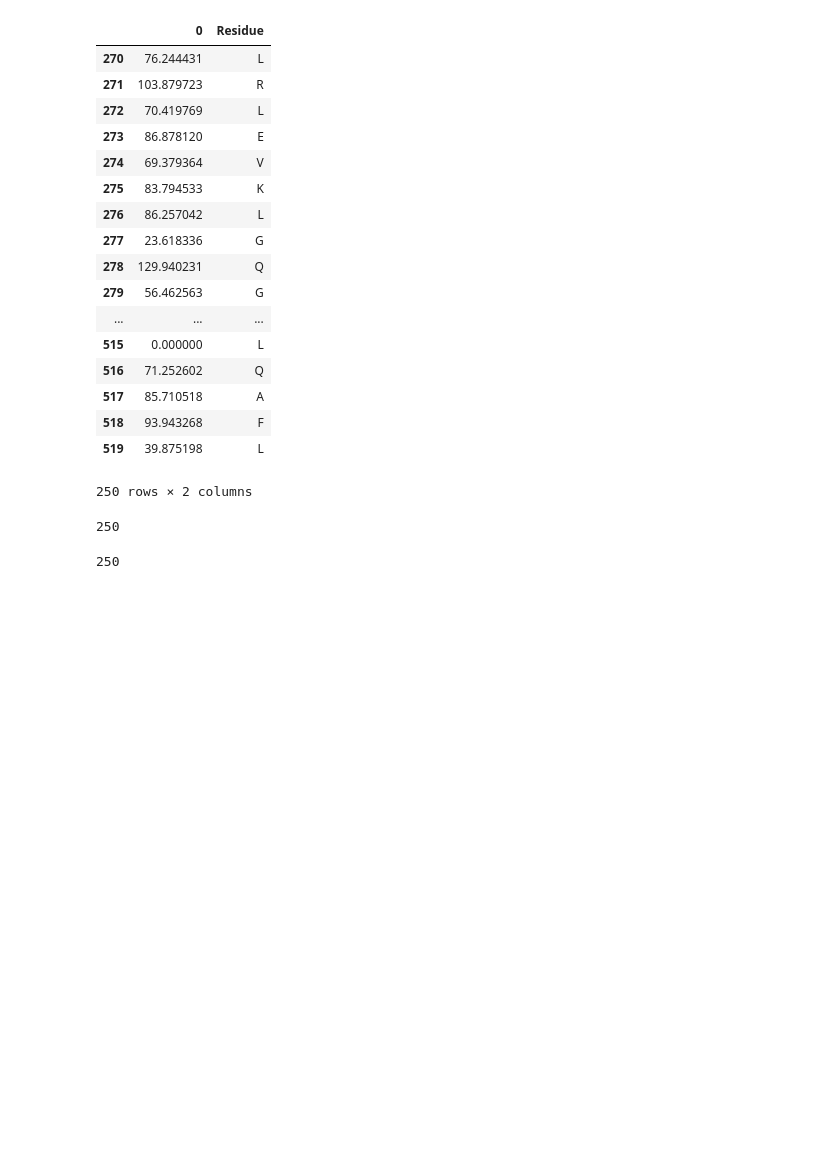
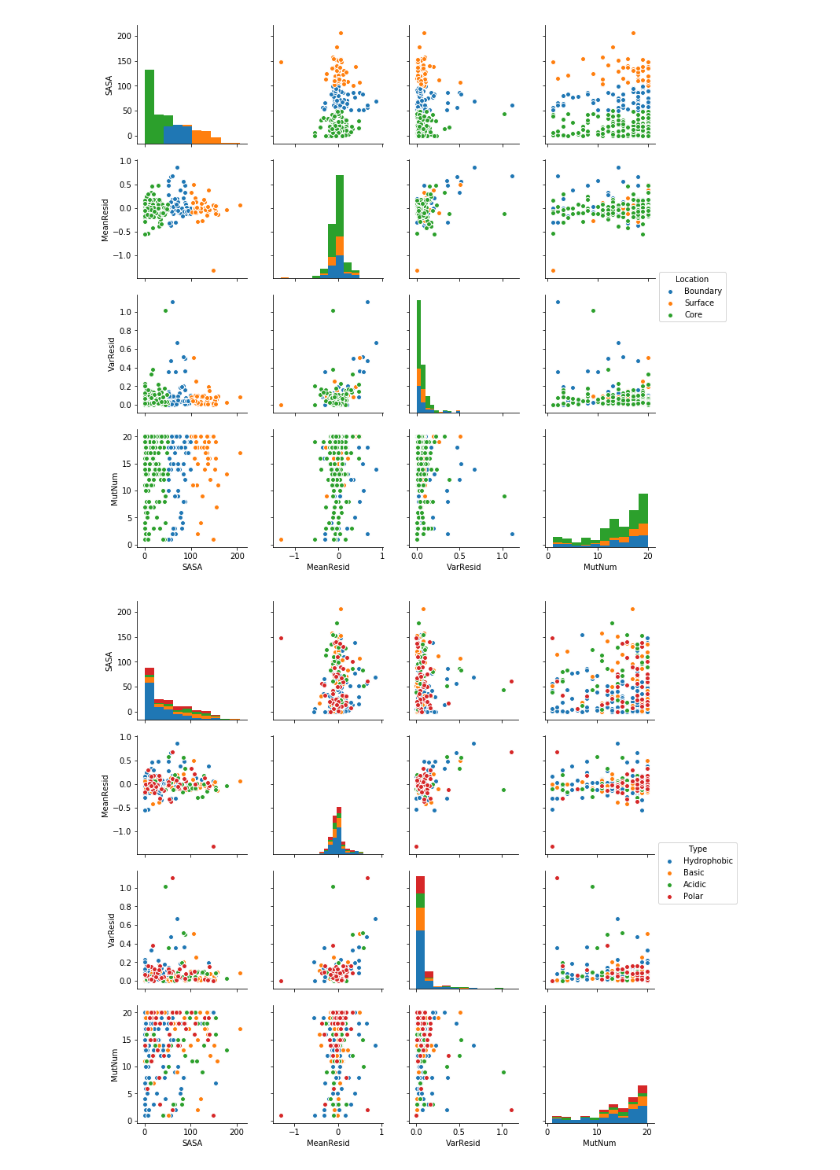
Before and after one commit to nguyenvanessa/src, a Jupyter notebook: Src_20190214.ipynb, the cells around one changed output. Cells and saved outputs as stored; diff of their text form; code cells hidden in the pictures; blank space fills up the shorter version.

```diff
--- a/Src_20190214.ipynb
+++ b/Src_20190214.ipynb
@@ -12,33 +12,3 @@ seq = "LRLEVKLGQGCFGEVWMGTWNGTTRVAIKTLKPGTMSPEAFLQEAQVMKKLRHEKLVQLYAVVSEEPIYIVTE
 seq = [AA for AA in seq]
 
 SASA["Residue"] = seq
-# %%
-SASA
-# %% [output]
-|  | 0 | Residue |
-| 270 | 76.244431 | L |
-| 271 | 103.879723 | R |
-| 272 | 70.419769 | L |
-| 273 | 86.878120 | E |
-| 274 | 69.379364 | V |
-| 275 | 83.794533 | K |
-| 276 | 86.257042 | L |
-| 277 | 23.618336 | G |
-| 278 | 129.940231 | Q |
-| 279 | 56.462563 | G |
-| ... | ... | ... |
-| 515 | 0.000000 | L |
-| 516 | 71.252602 | Q |
-| 517 | 85.710518 | A |
-| 518 | 93.943268 | F |
-| 519 | 39.875198 | L |
-250 rows × 2 columns
-# %%
-
-len(seq)
-# %% [output]
-250
-# %%
-len(SASA)
-# %% [output]
-250
@@ -44,0 +96,39 @@ len(SASA)
+# %%
+# Create DataFrame of SASA, mean residuals, and variance of the residuals
+dat = pd.DataFrame(index = range(270,520), columns = ['AA', 'Type', 'SASA', 'Location','Residuals', 'MeanResid', 'VarResid', 'MutNum'])
+
+for mut in resids.index.tolist():
+    resn = int(mut[5:8])
+    if dat.loc[resn]['Residuals'] is np.nan:
+        dat.loc[resn]['Residuals'] = []
+    dat.loc[resn]['Residuals'].append(resids[mut])
+
+dat['AA'] = seq
+dat['SASA'] = SASA
+
+for resi in dat.index.tolist():
+    if dat.loc[resi]['Residuals'] is not np.nan:
+        residList = dat.loc[resi]['Residuals']
+        dat.loc[resi]['MeanResid'] = np.mean(residList)
+        dat.loc[resi]['VarResid'] = np.var(residList)
+        dat.loc[resi]['MutNum'] = len(residList)
+    if dat.loc[resi]['SASA'] < 50:
+        dat.loc[resi]['Location'] = 'Core'
+    elif dat.loc[resi]['SASA'] < 100:
+        dat.loc[resi]['Location'] = 'Boundary'
+    else:
+        dat.loc[resi]['Location'] = 'Surface'
+    dat.loc[resi]['Type'] = AAdict[dat.loc[resi]['AA']]
+dat.to_csv('SASA_MeanResid_VarResid_MutNum.csv')
+# %%
+# Plot correlograms of SASA, MeanResid, VarResid, and MutNum categorized by location and AA type
+SASACat = dat.loc[:, ['SASA', 'Location', 'MeanResid', 'VarResid', 'MutNum']]
+sns.pairplot(SASACat,  hue = 'Location')
+plt.show()
+
+AACat = dat.loc[:, ['Type', 'SASA', 'MeanResid', 'VarResid', 'MutNum']]
+sns.pairplot(AACat, hue = 'Type')
+plt.show()
+# %% [output]
+[figure, added]
+[figure, added]
```
Also changed, not shown: parts of 13 cells of this notebook, 1 other file.
